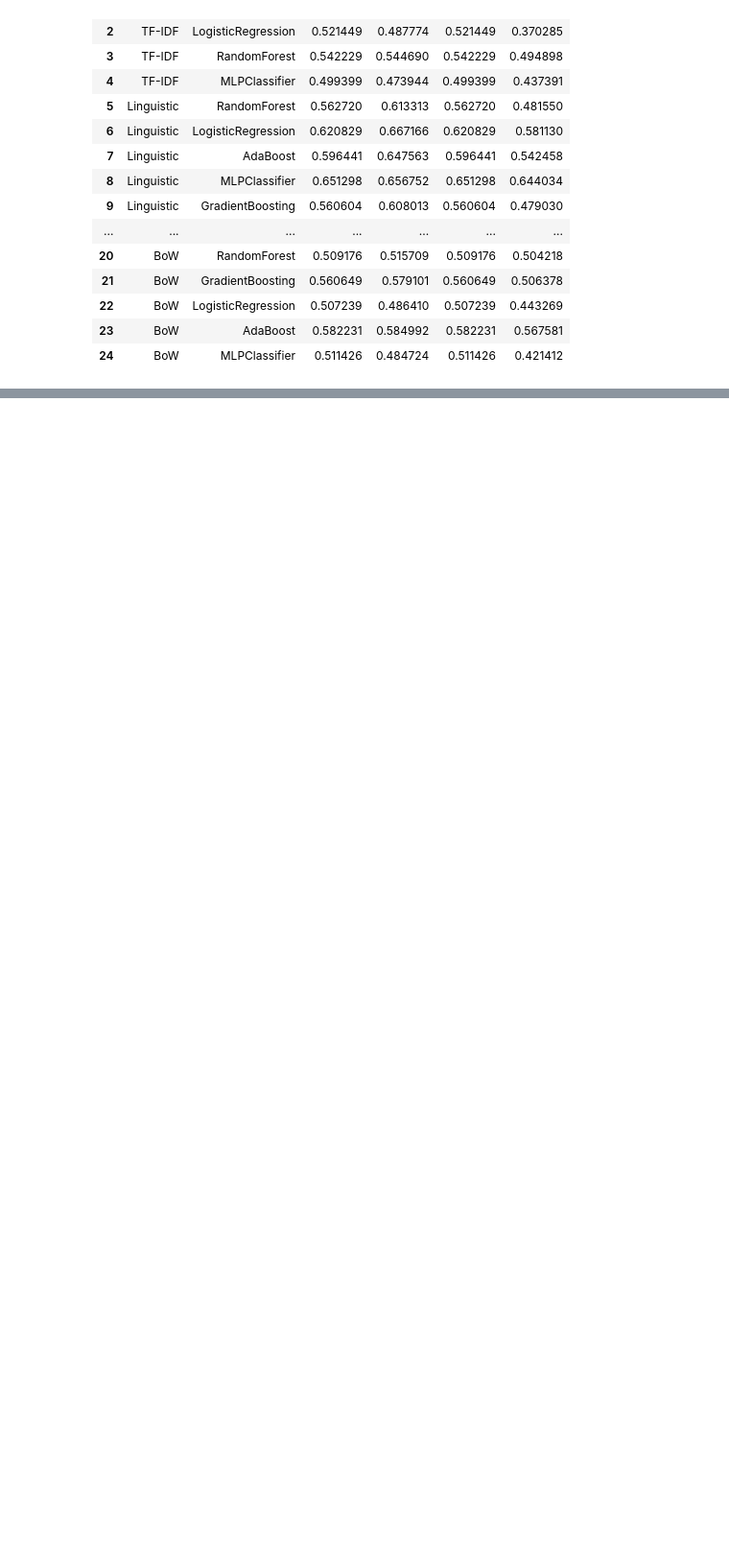
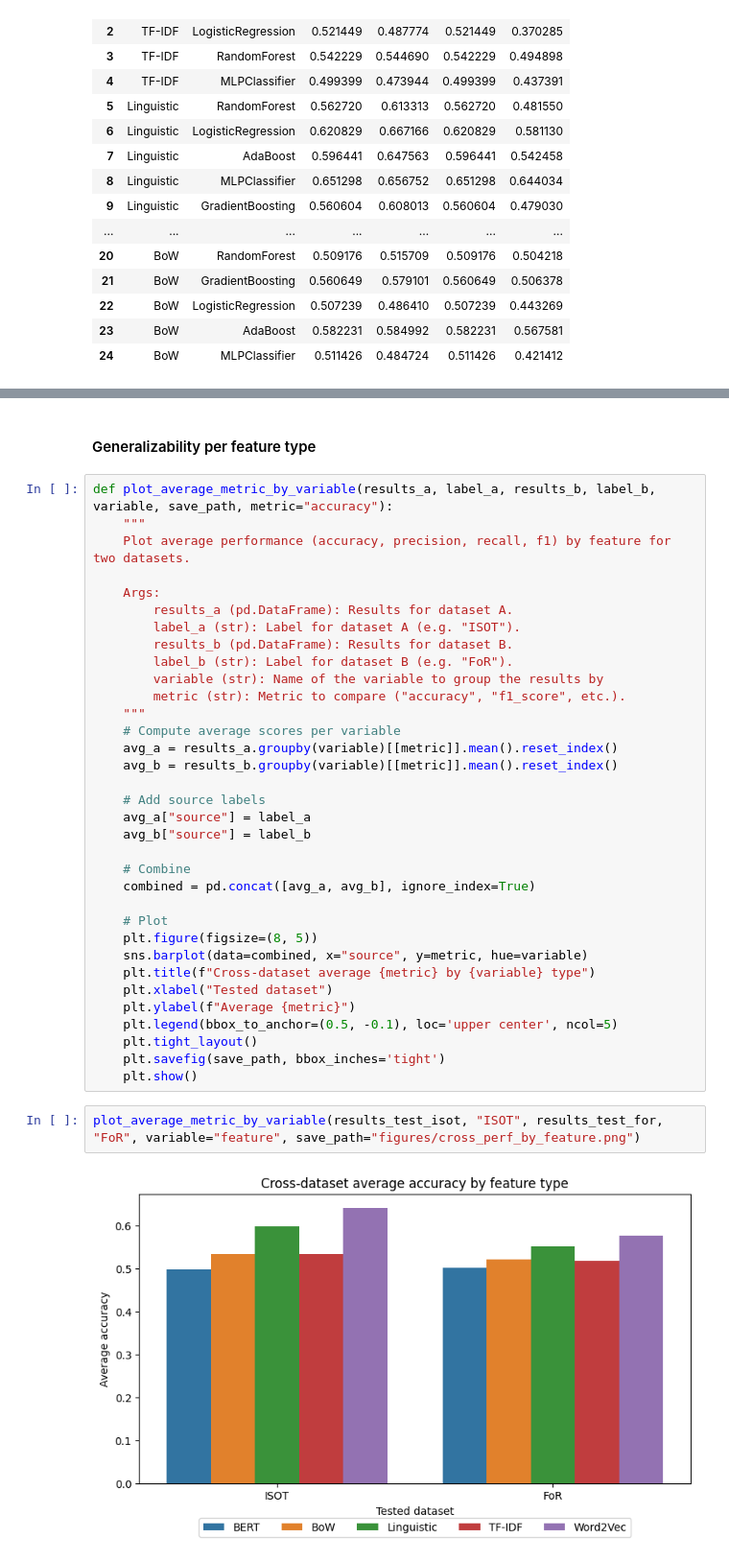
Before and after one commit to lu-julia/fake-news-detection, a Jupyter notebook: 3-cross_dataset.ipynb, the cells around one changed output, grey strips where cells are left out. Shown at 96% size. Cells and saved outputs as stored; diff of their text form; blank space fills up the shorter version.

```diff
--- a/3-cross_dataset.ipynb
+++ b/3-cross_dataset.ipynb
@@ -127,0 +194,40 @@ results_test_isot.to_csv("results/cross_results_FoR_train_isot_test.csv", index=
+# %% [markdown]
+#### Generalizability per feature type
+# %%
+def plot_average_metric_by_variable(results_a, label_a, results_b, label_b, variable, save_path, metric="accuracy"):
+    """
+    Plot average performance (accuracy, precision, recall, f1) by feature for two datasets.
+
+    Args:
+        results_a (pd.DataFrame): Results for dataset A.
+        label_a (str): Label for dataset A (e.g. "ISOT").
+        results_b (pd.DataFrame): Results for dataset B.
+        label_b (str): Label for dataset B (e.g. "FoR").
+        variable (str): Name of the variable to group the results by
+        metric (str): Metric to compare ("accuracy", "f1_score", etc.).
+    """
+    # Compute average scores per variable
+    avg_a = results_a.groupby(variable)[[metric]].mean().reset_index()
+    avg_b = results_b.groupby(variable)[[metric]].mean().reset_index()
+
+    # Add source labels
+    avg_a["source"] = label_a
+    avg_b["source"] = label_b
+
+    # Combine
+    combined = pd.concat([avg_a, avg_b], ignore_index=True)
+
+    # Plot
+    plt.figure(figsize=(8, 5))
+    sns.barplot(data=combined, x="source", y=metric, hue=variable)
+    plt.title(f"Cross-dataset average {metric} by {variable} type")
+    plt.xlabel("Tested dataset")
+    plt.ylabel(f"Average {metric}")
+    plt.legend(bbox_to_anchor=(0.5, -0.1), loc='upper center', ncol=5)
+    plt.tight_layout()
+    plt.savefig(save_path, bbox_inches='tight')
+    plt.show()
+# %%
+plot_average_metric_by_variable(results_test_isot, "ISOT", results_test_for, "FoR", variable="feature", save_path="figures/cross_perf_by_feature.png")
+# %% [output]
+[figure, added]
```
Also changed, not shown: parts of 21 cells of this notebook.
